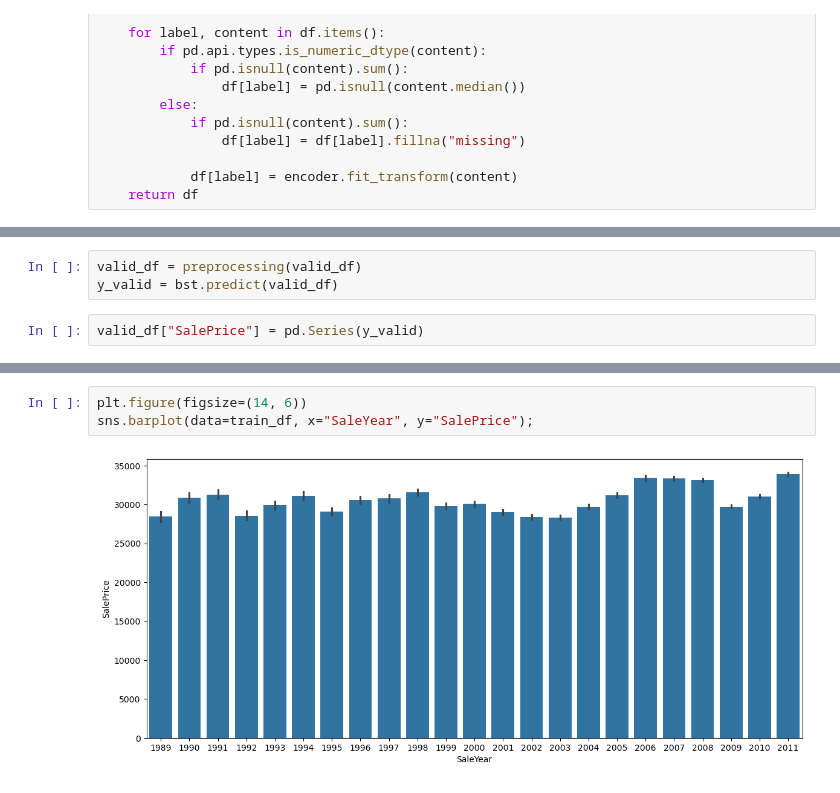
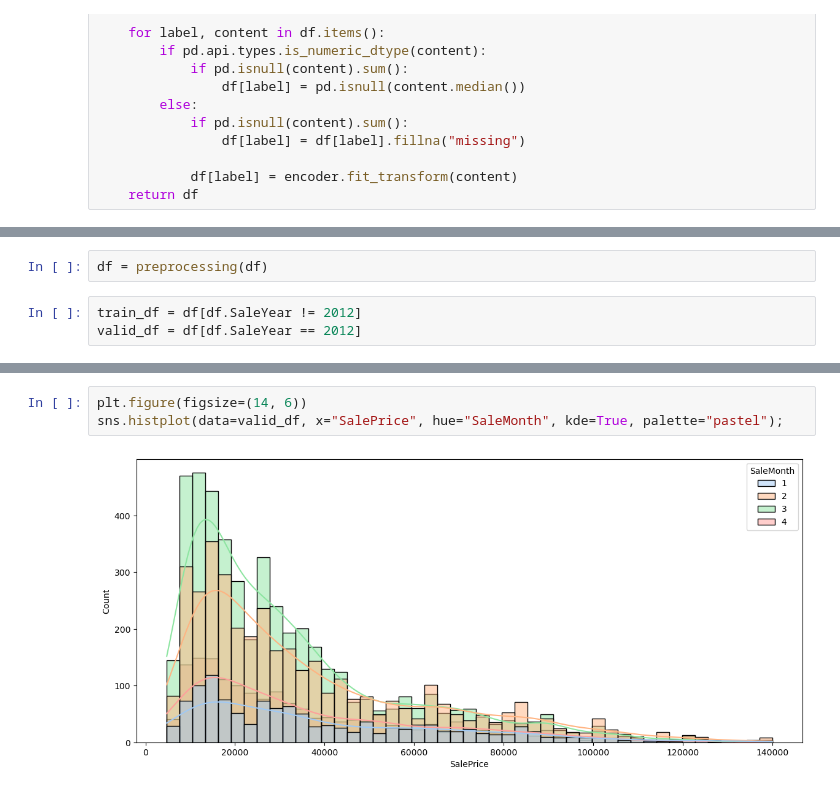
Before and after one commit to msnkr/bulldozer_bluebook, a Jupyter notebook: Untitled2.ipynb, the cells around one changed output, grey strips where cells are left out. Saved outputs shown, nothing was run; the diff lists cells and outputs as text.

```diff
--- a/Untitled2.ipynb
+++ b/Untitled2.ipynb
@@ -85,0 +62,5 @@ dtype: int64
+# %%
+df = preprocessing(df)
+# %%
+train_df = df[df.SaleYear != 2012]
+valid_df = df[df.SaleYear == 2012]
@@ -99,5 +79,0 @@ bst.score(X_train, y_train)
-# %%
-valid_df = preprocessing(valid_df)
-y_valid = bst.predict(valid_df)
-# %%
-valid_df["SalePrice"] = pd.Series(y_valid)
@@ -112,5 +86,5 @@ valid_df["SalePrice"] = pd.Series(y_valid)
 # %%
 plt.figure(figsize=(14, 6))
-sns.barplot(data=train_df, x="SaleYear", y="SalePrice");
+sns.histplot(data=valid_df, x="SalePrice", hue="SaleMonth", kde=True, palette="pastel");
 # %% [output]
-[figure, old version]
+[figure, new version]
```
Also changed, not shown: parts of 12 cells of this notebook.
